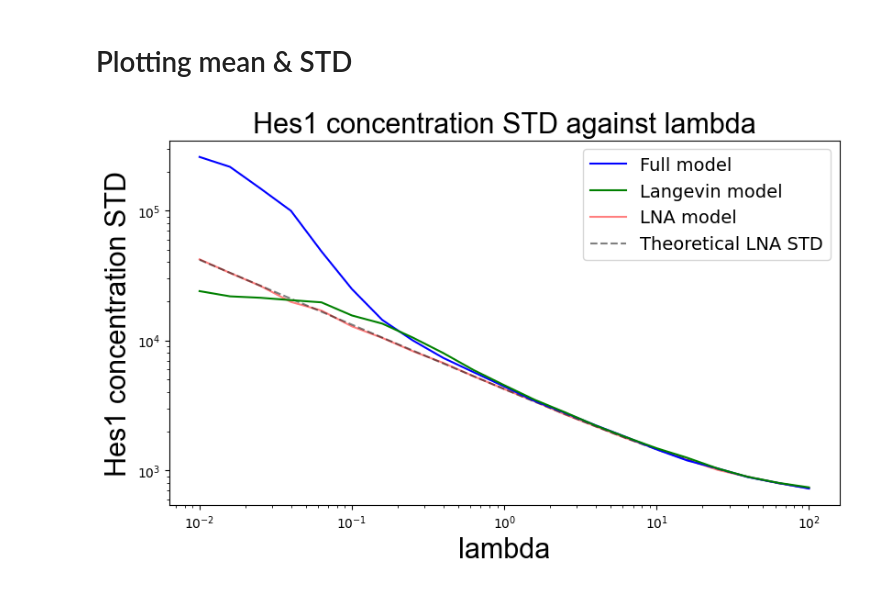
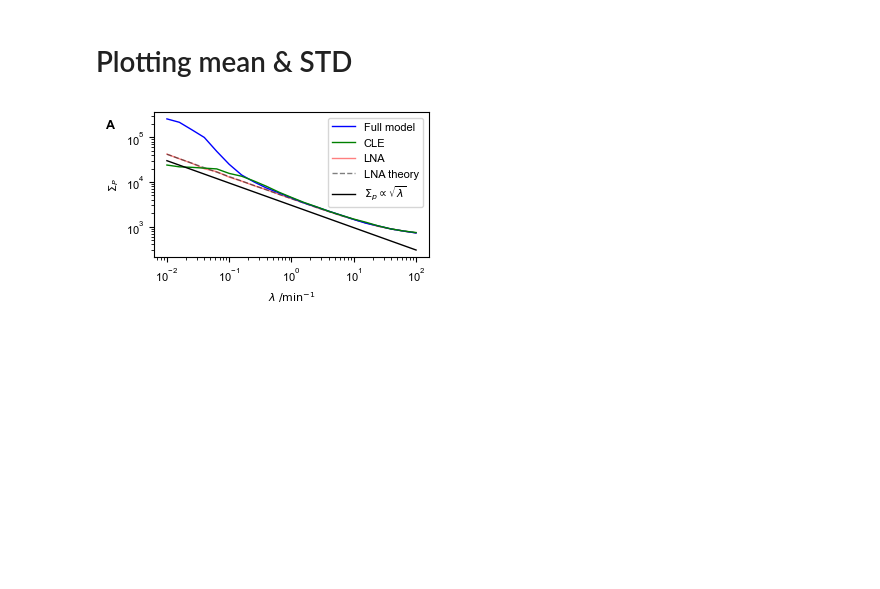
Before and after one commit to Lord-Fufu/MSc-Dissertation-2022---St-Andrews, a Jupyter notebook: plotsForPaper-mean-std-powerSpectra-PLOT.ipynb, the cells around one changed output. Saved outputs shown, nothing was run; the diff lists cells and outputs as text; code cells hidden in the pictures; blank space fills up the shorter version.

```diff
--- a/plotsForPaper-mean-std-powerSpectra-PLOT.ipynb
+++ b/plotsForPaper-mean-std-powerSpectra-PLOT.ipynb
@@ -92,17 +103,17 @@ plt.show()
 # %% [markdown]
 # Plotting mean & STD
 # %%
-val_lambda=pd.read_csv(read_directory+'\\data\\lambda.csv')['value'].values
-val_Omega=pd.read_csv(read_directory+'\\data\\Omega.csv')['value'].values
-val_tau=pd.read_csv(read_directory+'\\data\\tau.csv')['value'].values
-index=pd.read_csv(read_directory+'\\data\\index.csv')['value'].values
+val_lambda=pd.read_csv(os.path.join(read_directory,'data','lambda.csv'))['value'].values
+val_Omega=pd.read_csv(os.path.join(read_directory,'data','Omega.csv'))['value'].values
+val_tau=pd.read_csv(os.path.join(read_directory,'data','tau.csv'))['value'].values
+index=pd.read_csv(os.path.join(read_directory,'data','index.csv'))['value'].values
 
-arr_std_Mm=pd.read_csv(read_directory+'\\data\\std-Mm.csv')['value'].values
-arr_std_Pm=pd.read_csv(read_directory+'\\data\\std-Pm.csv')['value'].values
-arr_std_Ml=pd.read_csv(read_directory+'\\data\\std-Ml.csv')['value'].values
-arr_std_Pl=pd.read_csv(read_directory+'\\data\\std-Pl.csv')['value'].values
-arr_std_Mlna=pd.read_csv(read_directory+'\\data\\std-Mlna.csv')['value'].values
-arr_std_Plna=pd.read_csv(read_directory+'\\data\\std-Plna.csv')['value'].values
+arr_std_Mm=pd.read_csv(os.path.join(read_directory,'data','std-Mm.csv'))['value'].values
+arr_std_Pm=pd.read_csv(os.path.join(read_directory,'data','std-Pm.csv'))['value'].values
+arr_std_Ml=pd.read_csv(os.path.join(read_directory,'data','std-Ml.csv'))['value'].values
+arr_std_Pl=pd.read_csv(os.path.join(read_directory,'data','std-Pl.csv'))['value'].values
+arr_std_Mlna=pd.read_csv(os.path.join(read_directory,'data','std-Mlna.csv'))['value'].values
+arr_std_Plna=pd.read_csv(os.path.join(read_directory,'data','std-Plna.csv'))['value'].values
 # %%
 n_lambda=np.size(val_lambda)
 n_Omega=np.size(val_Omega)
@@ -128,31 +139,36 @@ for i in range(n_lambda):
     dfreq = freq_th[1]-freq_th[0]
     arr_std_th_Plna[i] = np.sqrt(sum(Sp[1:])*dfreq/np.pi)
 # %%
-fig = plt.figure(figsize=(5*ratio,5), constrained_layout = True)
+# fig = plt.figure(figsize=(5*ratio,5), constrained_layout = True)
+fig = plt.figure(figsize=(3.3,2.0), constrained_layout = True)
 
 ax1 = plt.gca()
 
-ax1.set_title('Hes1 concentration STD against lambda',fontdict=font)
-ax1.set_xlabel('lambda',fontdict=font)
-ax1.set_ylabel('Hes1 concentration STD',fontdict=font)
+ax1.set_xlabel('$\lambda$ $/\mathrm{min}^{-1}$')
+ax1.set_ylabel('$\Sigma_P$')
 
-linelna,=ax1.plot(val_lambda, arr_std_Plna, color = 'red', alpha = 0.5)
-linet,=ax1.plot(val_lambda, arr_std_th_Plna,'--', color = 'black', alpha = 0.5)
-linem,=ax1.plot(val_lambda, arr_std_Pm, color = 'blue')
-linel,=ax1.plot(val_lambda, arr_std_Pl, color = 'green')
+straight_line = 3e3/np.sqrt(val_lambda)
+
+linelna,=ax1.plot(val_lambda, arr_std_Plna, color = 'red', alpha = 0.5, lw = 1.0)
+linet,=ax1.plot(val_lambda, arr_std_th_Plna,'--', color = 'black', alpha = 0.5, lw = 1.0)
+linem,=ax1.plot(val_lambda, arr_std_Pm, color = 'blue', lw = 1.0)
+linel,=ax1.plot(val_lambda, arr_std_Pl, color = 'green', lw =1.0)
+lines,=ax1.plot(val_lambda, straight_line, color = 'black', lw =1.0)
 
 ax1.tick_params(axis ='y')
-ax1.legend([linem, linel, linelna, linet], ['Full model', 'Langevin model', 'LNA model', 'Theoretical LNA STD'], fontsize = legendFont)
+ax1.legend([linem, linel, linelna, linet,lines], ['Full model', 'CLE', 'LNA', 'LNA theory', '$\Sigma_p \propto \sqrt{\lambda}$'], fontsize = 8)
 ax1.set_xscale('log')
 ax1.set_yscale('log')
 
 #ax1.set_xlim(1,100)
 #ax1.set_ylim(1.5*10**3, 6*10**3)
+fig.text(0.01, 0.9, 'A', size=9, weight='bold')
 
-plt.savefig(read_directory +'\\plots\\std-plots-Omega' + str(val_Omega[j]) + '-tau' + str(val_tau[k]) + '.pdf')
+
+plt.savefig(os.path.join(read_directory ,'plots','std-plots-Omega' + str(val_Omega[j]) + '-tau' + str(val_tau[k]) + '.pdf'))
 plt.show()
 # %% [output]
-[figure, old version]
+[figure, new version]
 # %%
 arr_rel_Pl = abs(arr_std_Pm - arr_std_Pl)/arr_std_Pm
 arr_rel_Plna = abs(arr_std_Pm - arr_std_Plna)/arr_std_Pm
```
Also changed, not shown: parts of 7 cells of this notebook, 7 other files.
